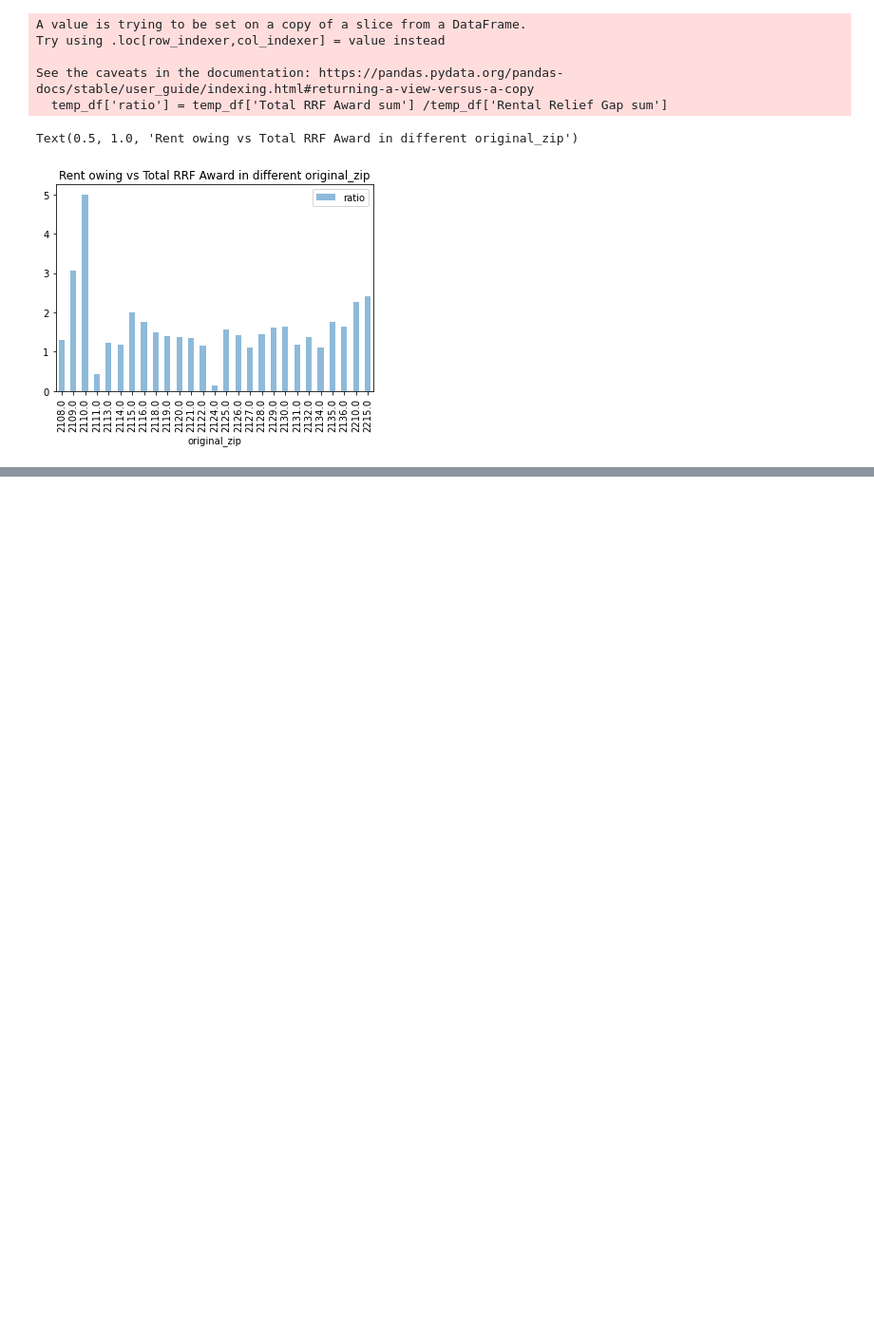
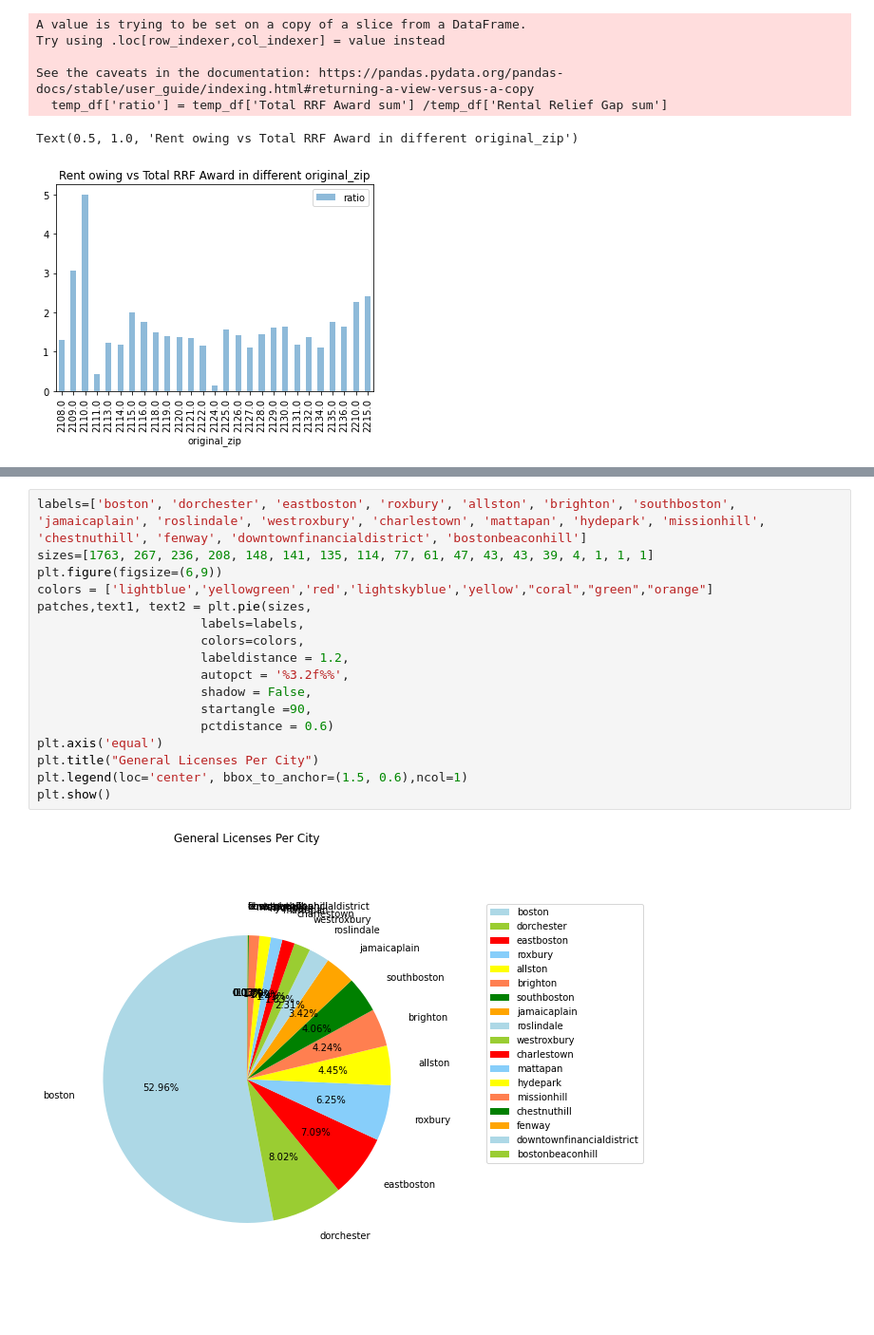
Before and after one commit to BU-Spark/ds-councilor-mejia-city-services, a Jupyter notebook: fall22-team-1/deliverable2/deliverable2.ipynb, the cells around one changed output, grey strips where cells are left out. Shown: that part at 95% size. Cells and saved outputs as stored; diff of their text form; blank space fills up the shorter version.

```diff
--- a/fall22-team-1/deliverable2/deliverable2.ipynb
+++ b/fall22-team-1/deliverable2/deliverable2.ipynb
@@ -358,0 +542,19 @@ Text(0.5, 1.0, 'Rent owing vs Total RRF Award in different original_zip')
+# %%
+labels=['boston', 'dorchester', 'eastboston', 'roxbury', 'allston', 'brighton', 'southboston', 'jamaicaplain', 'roslindale', 'westroxbury', 'charlestown', 'mattapan', 'hydepark', 'missionhill', 'chestnuthill', 'fenway', 'downtownfinancialdistrict', 'bostonbeaconhill']
+sizes=[1763, 267, 236, 208, 148, 141, 135, 114, 77, 61, 47, 43, 43, 39, 4, 1, 1, 1]
+plt.figure(figsize=(6,9))
+colors = ['lightblue','yellowgreen','red','lightskyblue','yellow',"coral","green","orange"]
+patches,text1, text2 = plt.pie(sizes,
+                      labels=labels,
+                      colors=colors,
+                      labeldistance = 1.2,
+                      autopct = '%3.2f%%',
+                      shadow = False,
+                      startangle =90,
+                      pctdistance = 0.6)
+plt.axis('equal')
+plt.title("General Licenses Per City")
+plt.legend(loc='center', bbox_to_anchor=(1.5, 0.6),ncol=1)
+plt.show()
+# %% [output]
+[figure, added]
```
Also changed, not shown: parts of 11 cells of this notebook.
